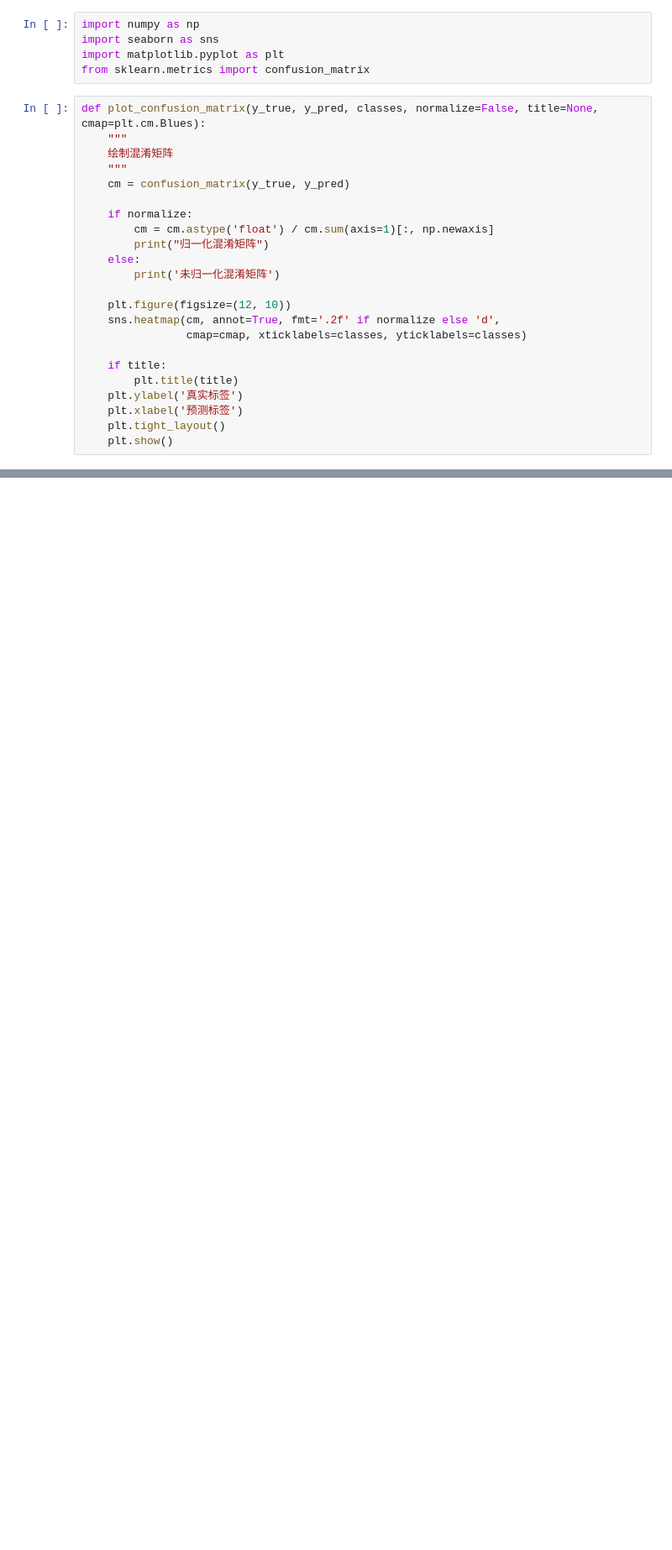
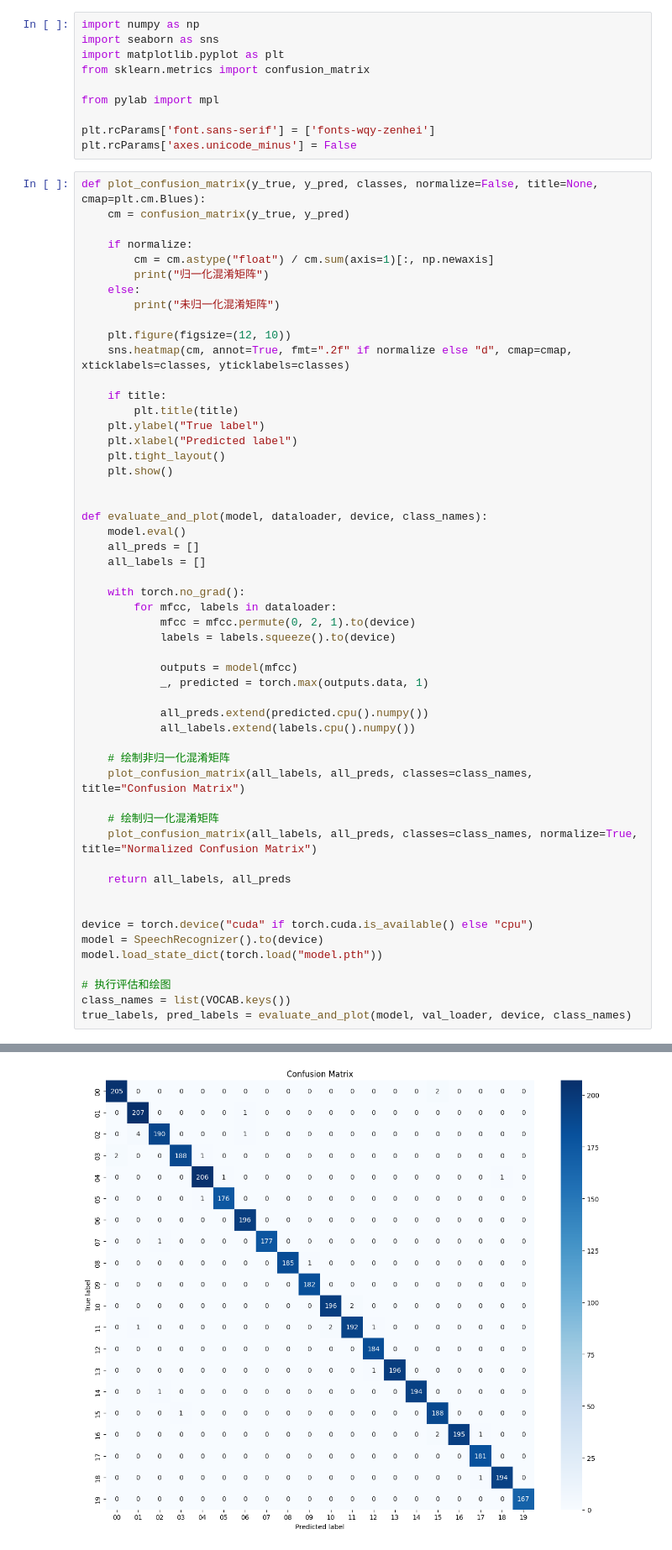
Before and after one commit to Invisiphantom/Python-Table, a Jupyter notebook: Recog/train.ipynb, the cells around one changed output, grey strips where cells are left out. Shown at 84% size. Drawn from its saved outputs; the diff is of its cells as text; blank space fills up the shorter version.

```diff
--- a/Recog/train.ipynb
+++ b/Recog/train.ipynb
@@ -132,26 +130,62 @@ import numpy as np
 import seaborn as sns
 import matplotlib.pyplot as plt
 from sklearn.metrics import confusion_matrix
+
+from pylab import mpl
+
+plt.rcParams['font.sans-serif'] = ['fonts-wqy-zenhei']
+plt.rcParams['axes.unicode_minus'] = False
 # %%
 def plot_confusion_matrix(y_true, y_pred, classes, normalize=False, title=None, cmap=plt.cm.Blues):
-    """
-    绘制混淆矩阵
-    """
     cm = confusion_matrix(y_true, y_pred)
 
     if normalize:
-        cm = cm.astype('float') / cm.sum(axis=1)[:, np.newaxis]
+        cm = cm.astype("float") / cm.sum(axis=1)[:, np.newaxis]
         print("归一化混淆矩阵")
     else:
-        print('未归一化混淆矩阵')
+        print("未归一化混淆矩阵")
 
     plt.figure(figsize=(12, 10))
-    sns.heatmap(cm, annot=True, fmt='.2f' if normalize else 'd',
-                cmap=cmap, xticklabels=classes, yticklabels=classes)
+    sns.heatmap(cm, annot=True, fmt=".2f" if normalize else "d", cmap=cmap, xticklabels=classes, yticklabels=classes)
 
     if title:
         plt.title(title)
-    plt.ylabel('真实标签')
-    plt.xlabel('预测标签')
+    plt.ylabel("True label")
+    plt.xlabel("Predicted label")
     plt.tight_layout()
     plt.show()
+
+
+def evaluate_and_plot(model, dataloader, device, class_names):
+    model.eval()
+    all_preds = []
+    all_labels = []
+
+    with torch.no_grad():
+        for mfcc, labels in dataloader:
+            mfcc = mfcc.permute(0, 2, 1).to(device)
+            labels = labels.squeeze().to(device)
+
+            outputs = model(mfcc)
+            _, predicted = torch.max(outputs.data, 1)
+
+            all_preds.extend(predicted.cpu().numpy())
+            all_labels.extend(labels.cpu().numpy())
+
+    # 绘制非归一化混淆矩阵
+    plot_confusion_matrix(all_labels, all_preds, classes=class_names, title="Confusion Matrix")
+
+    # 绘制归一化混淆矩阵
+    plot_confusion_matrix(all_labels, all_preds, classes=class_names, normalize=True, title="Normalized Confusion Matrix")
+
+    return all_labels, all_preds
+
+
+device = torch.device("cuda" if torch.cuda.is_available() else "cpu")
+model = SpeechRecognizer().to(device)
+model.load_state_dict(torch.load("model.pth"))
+
+# 执行评估和绘图
+class_names = list(VOCAB.keys())
+true_labels, pred_labels = evaluate_and_plot(model, val_loader, device, class_names)
+# %% [output]
@@ -157,0 +227 @@ def plot_confusion_matrix(y_true, y_pred, classes, normalize=False, title=None,
+[figure, added]
```
Also changed, not shown: parts of 3 cells of this notebook, 5 other files.
